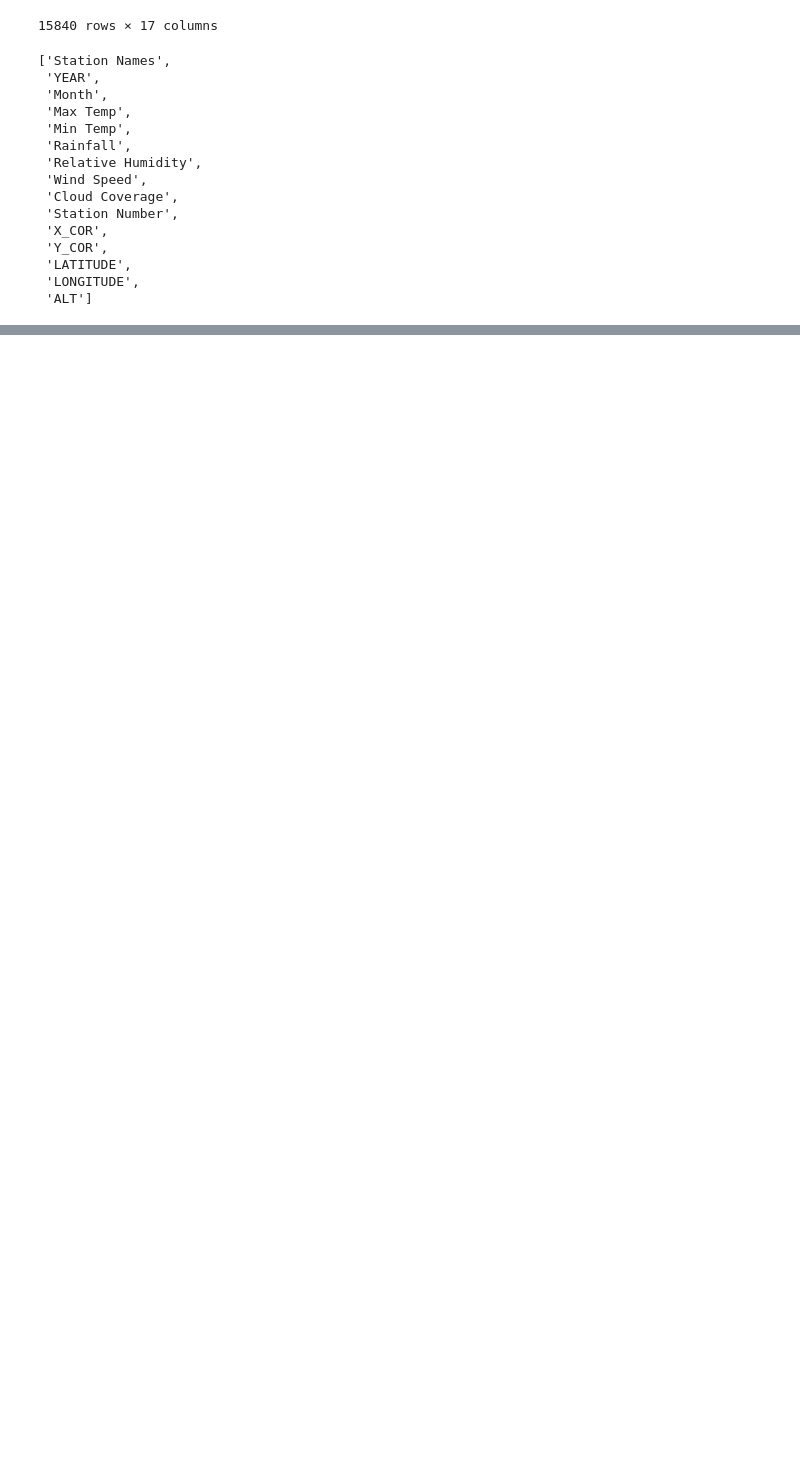
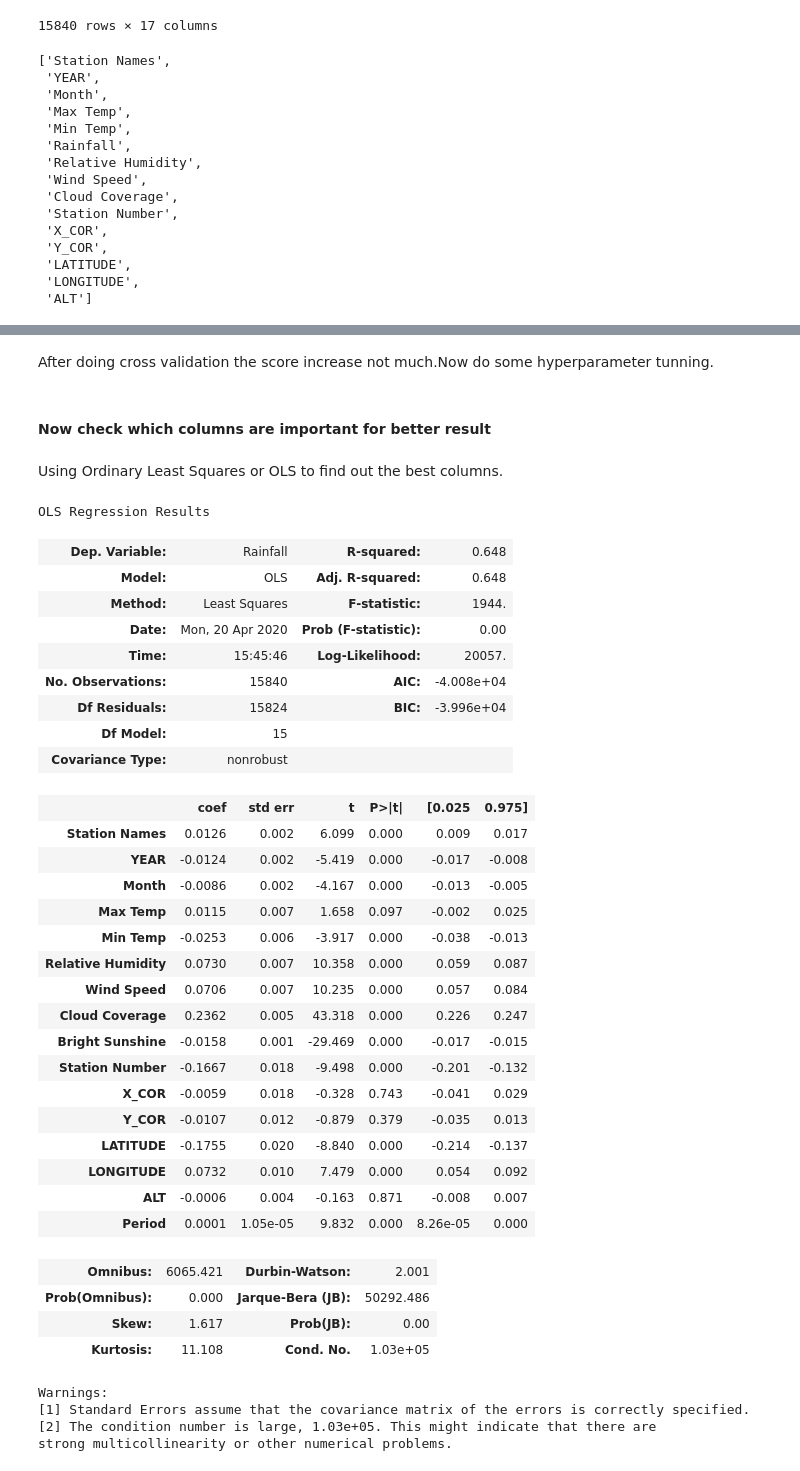
Before and after one commit to LIMON100/Rainfall-in-Bangladesh, a Jupyter notebook: Rainfall.ipynb, the cells around one changed output, grey strips where cells are left out. Drawn from its saved outputs; the diff is of its cells as text; code cells hidden in the pictures; blank space fills up the shorter version.

Commit message:
Check the important column with correlation

```diff
--- a/Rainfall.ipynb
+++ b/Rainfall.ipynb
@@ -183,0 +221,2 @@ y_test = df_test.pop('Rainfall')
+# %% [markdown]
+After doing cross validation the score increase not much.Now do some hyperparameter tunning.
@@ -183,0 +233,45 @@ y_test = df_test.pop('Rainfall')
+# %% [markdown]
+#### Now check which columns are important for better result
+# %% [markdown]
+Using Ordinary Least Squares or OLS to find out the best columns.
+# %%
+new_x_train = x_train
+new_x_train = np.append(arr = np.ones((15840 , 1)).astype(int) , values = x_train , axis = 1)
+lm_OLS = sm.OLS(endog = y_train , exog = x_train).fit()
+lm_OLS.summary()
+# %% [output]
+OLS Regression Results
+| Dep. Variable: | Rainfall | R-squared: | 0.648 |
+| Model: | OLS | Adj. R-squared: | 0.648 |
+| Method: | Least Squares | F-statistic: | 1944. |
+| Date: | Mon, 20 Apr 2020 | Prob (F-statistic): | 0.00 |
+| Time: | 15:45:46 | Log-Likelihood: | 20057. |
+| No. Observations: | 15840 | AIC: | -4.008e+04 |
+| Df Residuals: | 15824 | BIC: | -3.996e+04 |
+| Df Model: | 15 |  |  |
+| Covariance Type: | nonrobust |  |  |
+|  | coef | std err | t | P>|t| | [0.025 | 0.975] |
+| Station Names | 0.0126 | 0.002 | 6.099 | 0.000 | 0.009 | 0.017 |
+| YEAR | -0.0124 | 0.002 | -5.419 | 0.000 | -0.017 | -0.008 |
+| Month | -0.0086 | 0.002 | -4.167 | 0.000 | -0.013 | -0.005 |
+| Max Temp | 0.0115 | 0.007 | 1.658 | 0.097 | -0.002 | 0.025 |
+| Min Temp | -0.0253 | 0.006 | -3.917 | 0.000 | -0.038 | -0.013 |
+| Relative Humidity | 0.0730 | 0.007 | 10.358 | 0.000 | 0.059 | 0.087 |
+| Wind Speed | 0.0706 | 0.007 | 10.235 | 0.000 | 0.057 | 0.084 |
+| Cloud Coverage | 0.2362 | 0.005 | 43.318 | 0.000 | 0.226 | 0.247 |
+| Bright Sunshine | -0.0158 | 0.001 | -29.469 | 0.000 | -0.017 | -0.015 |
+| Station Number | -0.1667 | 0.018 | -9.498 | 0.000 | -0.201 | -0.132 |
+| X_COR | -0.0059 | 0.018 | -0.328 | 0.743 | -0.041 | 0.029 |
+| Y_COR | -0.0107 | 0.012 | -0.879 | 0.379 | -0.035 | 0.013 |
+| LATITUDE | -0.1755 | 0.020 | -8.840 | 0.000 | -0.214 | -0.137 |
+| LONGITUDE | 0.0732 | 0.010 | 7.479 | 0.000 | 0.054 | 0.092 |
+| ALT | -0.0006 | 0.004 | -0.163 | 0.871 | -0.008 | 0.007 |
+| Period | 0.0001 | 1.05e-05 | 9.832 | 0.000 | 8.26e-05 | 0.000 |
+| Omnibus: | 6065.421 | Durbin-Watson: | 2.001 |
+| Prob(Omnibus): | 0.000 | Jarque-Bera (JB): | 50292.486 |
+| Skew: | 1.617 | Prob(JB): | 0.00 |
+| Kurtosis: | 11.108 | Cond. No. | 1.03e+05 |
+Warnings:
+[1] Standard Errors assume that the covariance matrix of the errors is correctly specified.
+[2] The condition number is large, 1.03e+05. This might indicate that there are
+strong multicollinearity or other numerical problems.
```
Also changed, not shown: parts of 16 cells of this notebook.
